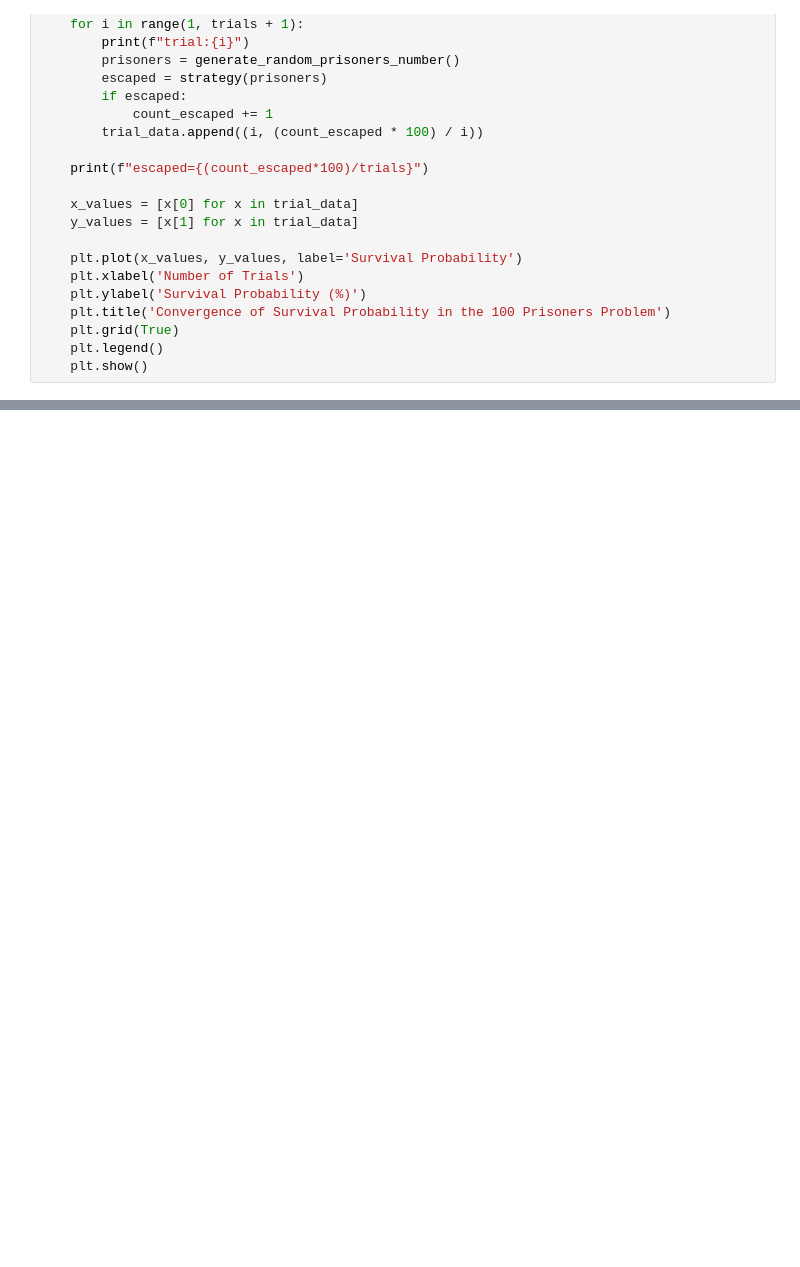
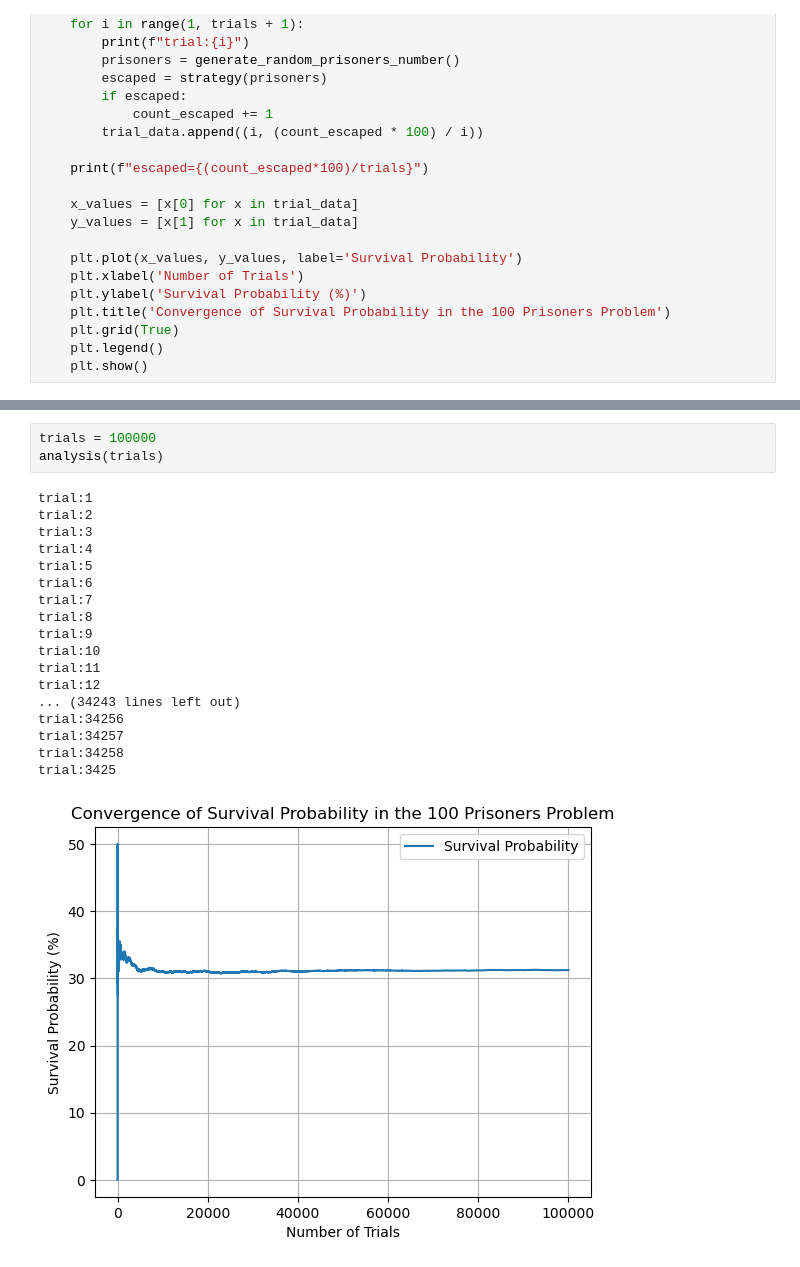
Before and after one commit to michael-099/100-Prisoners-Problem-Stochastic-Analysis, a Jupyter notebook: stochastic_analysis.ipynb, the cells around one changed output, grey strips where cells are left out. Cells and saved outputs as stored; diff of their text form; blank space fills up the shorter version.

Commit message:
Analysis plot

```diff
--- a/stochastic_analysis.ipynb
+++ b/stochastic_analysis.ipynb
@@ -65,0 +107,22 @@ analysis(trials)
+# %%
+trials = 100000
+analysis(trials)
+# %% [output]
+trial:1
+trial:2
+trial:3
+trial:4
+trial:5
+trial:6
+trial:7
+trial:8
+trial:9
+trial:10
+trial:11
+trial:12
+... (34243 lines left out)
+trial:34256
+trial:34257
+trial:34258
+trial:3425
+[figure, added]
```
Also changed, not shown: parts of 7 cells of this notebook.
